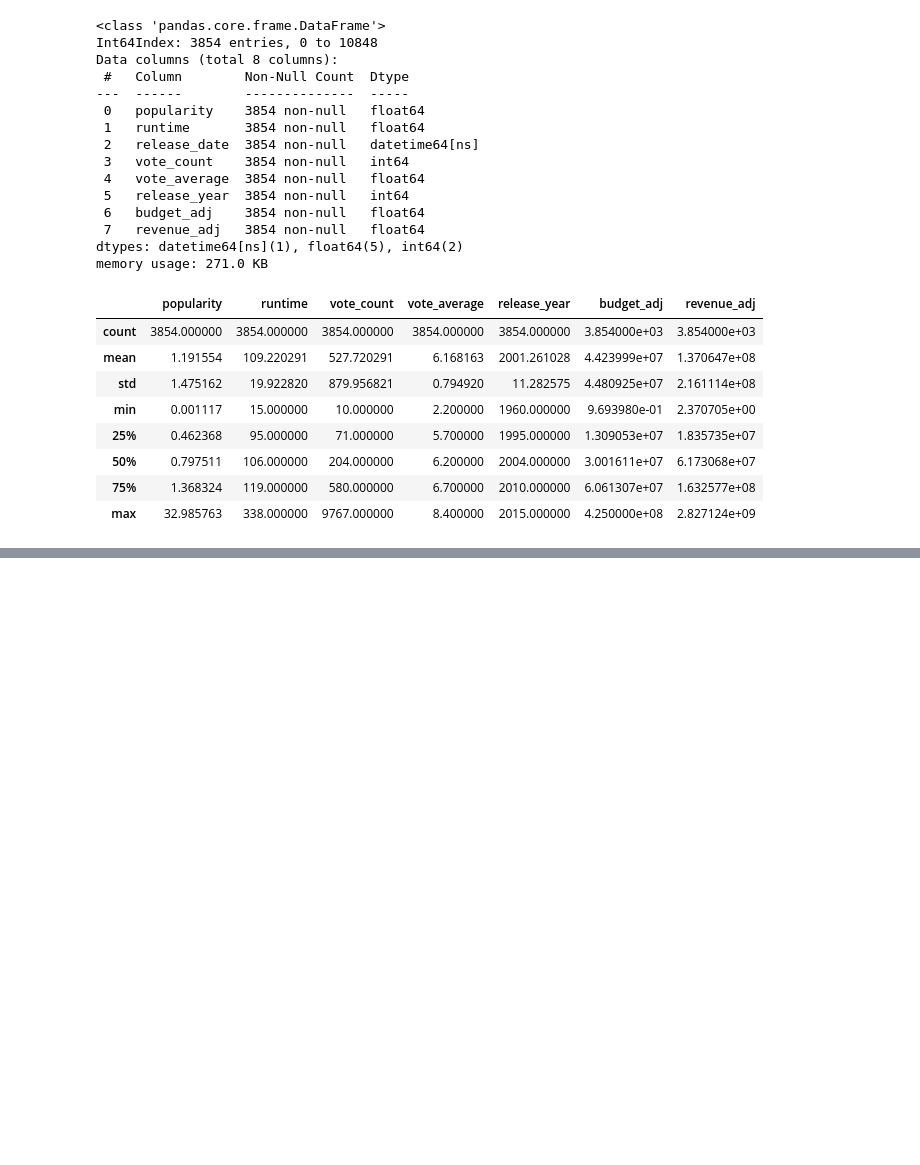
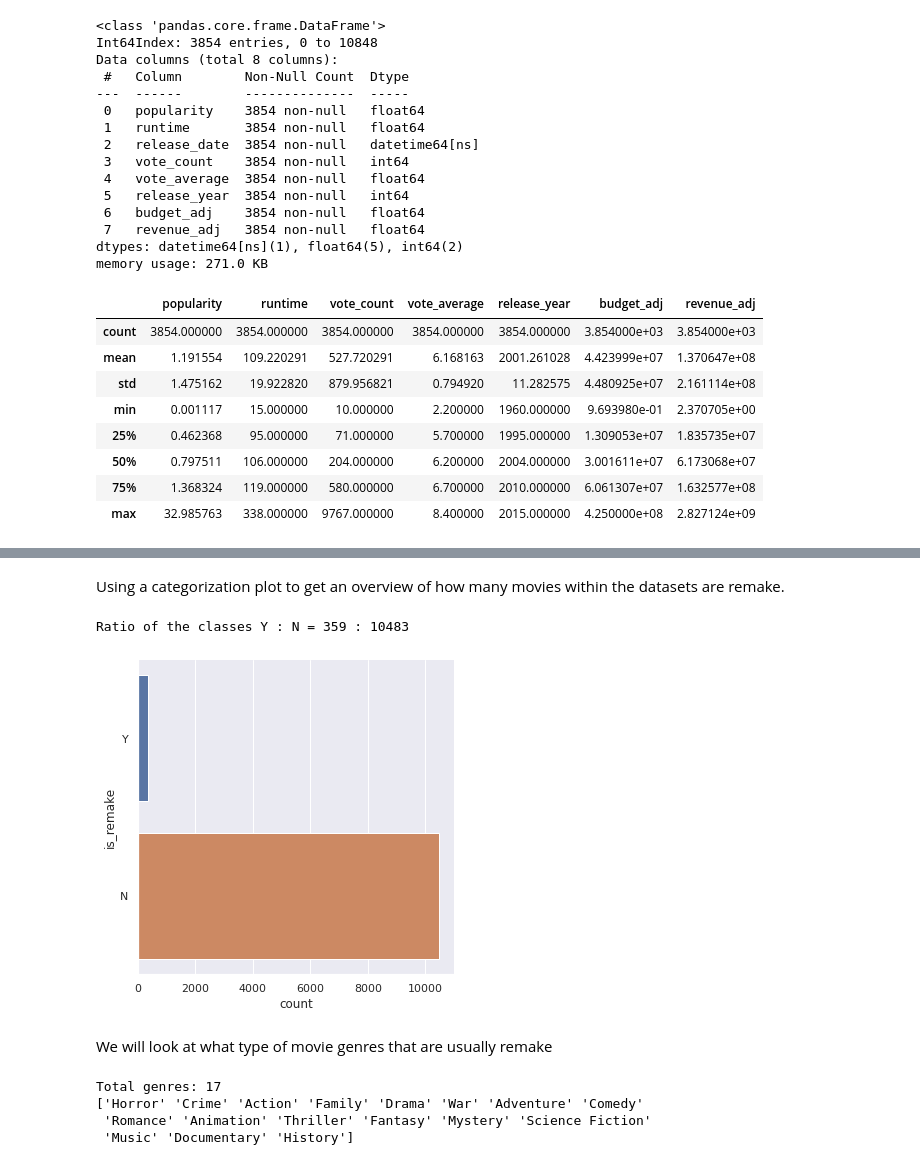
Before and after one commit to pohhjie/movie-analysis, a Jupyter notebook: movie-analysis_v1.ipynb, the cells around one changed output, grey strips where cells are left out. Drawn from its saved outputs; the diff is of its cells as text; code cells hidden in the pictures; blank space fills up the shorter version.

```diff
--- a/movie-analysis_v1.ipynb
+++ b/movie-analysis_v1.ipynb
@@ -301,0 +423,24 @@ movies_data.describe()
+# %% [markdown]
+Using a categorization plot to get an overview of how many movies within the datasets are remake.
+# %%
+# Show amount of remakes and non remakes
+ratio = movies_df['is_remake'].value_counts()
+sb.catplot(y = 'is_remake', data = movies_df, kind = 'count')
+
+print(f"Ratio of the classes Y : N = {ratio.loc['Y']} : {ratio.loc['N']}")
+# %% [output]
+Ratio of the classes Y : N = 359 : 10483
+[figure, added]
+# %% [markdown]
+We will look at what type of movie genres that are usually remake
+# %%
+# Group movies by genre using title as unique identifier and display all genres.
+genre_kind = pd.unique(remake_cols[['genres_1', 'genres_2']].dropna().values.ravel('K'))
+
+print('Total genres:', len(genre_kind))
+print(genre_kind)
+# %% [output]
+Total genres: 17
+['Horror' 'Crime' 'Action' 'Family' 'Drama' 'War' 'Adventure' 'Comedy'
+ 'Romance' 'Animation' 'Thriller' 'Fantasy' 'Mystery' 'Science Fiction'
+ 'Music' 'Documentary' 'History']
```
Also changed, not shown: parts of 14 cells of this notebook.
